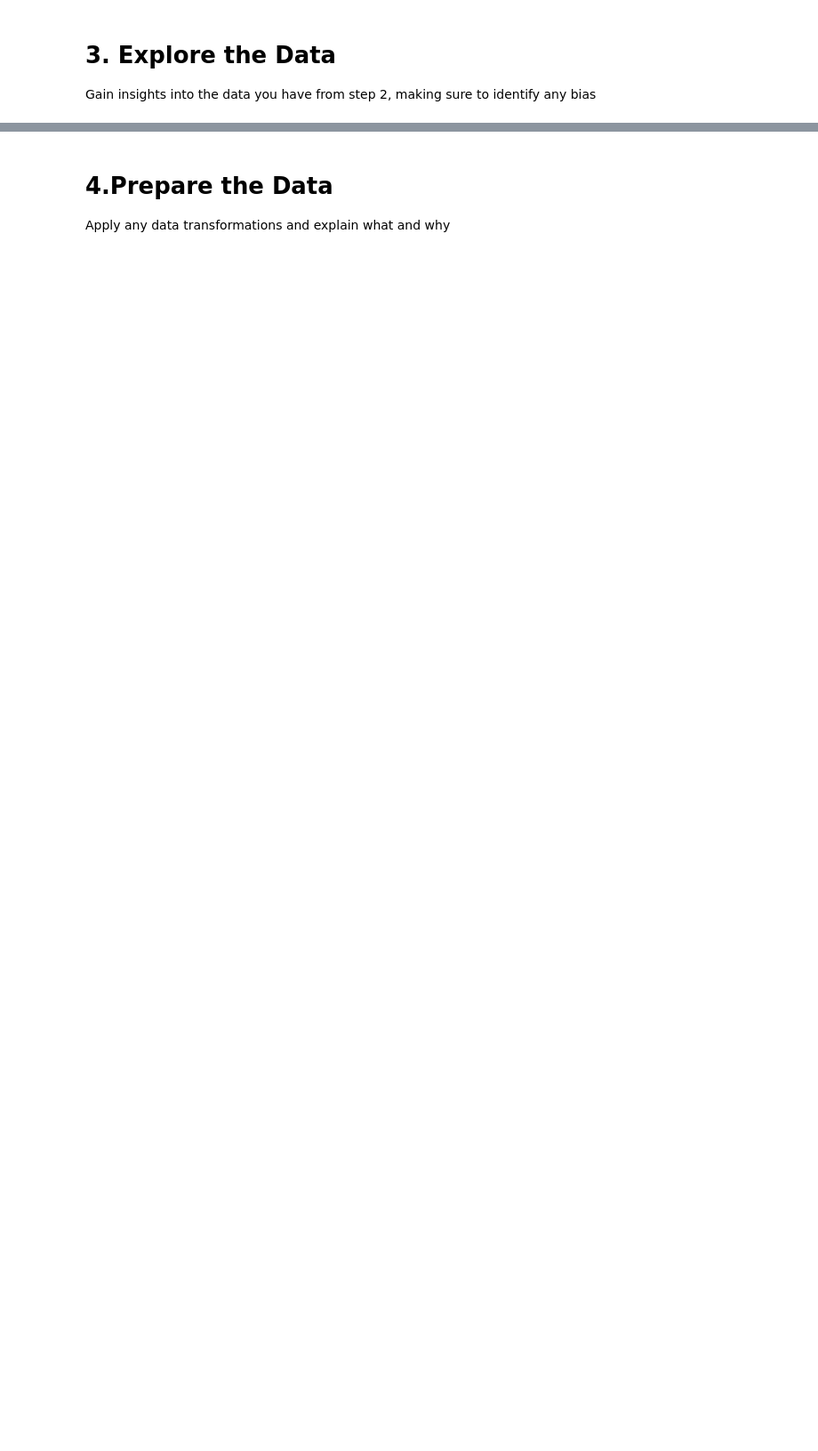
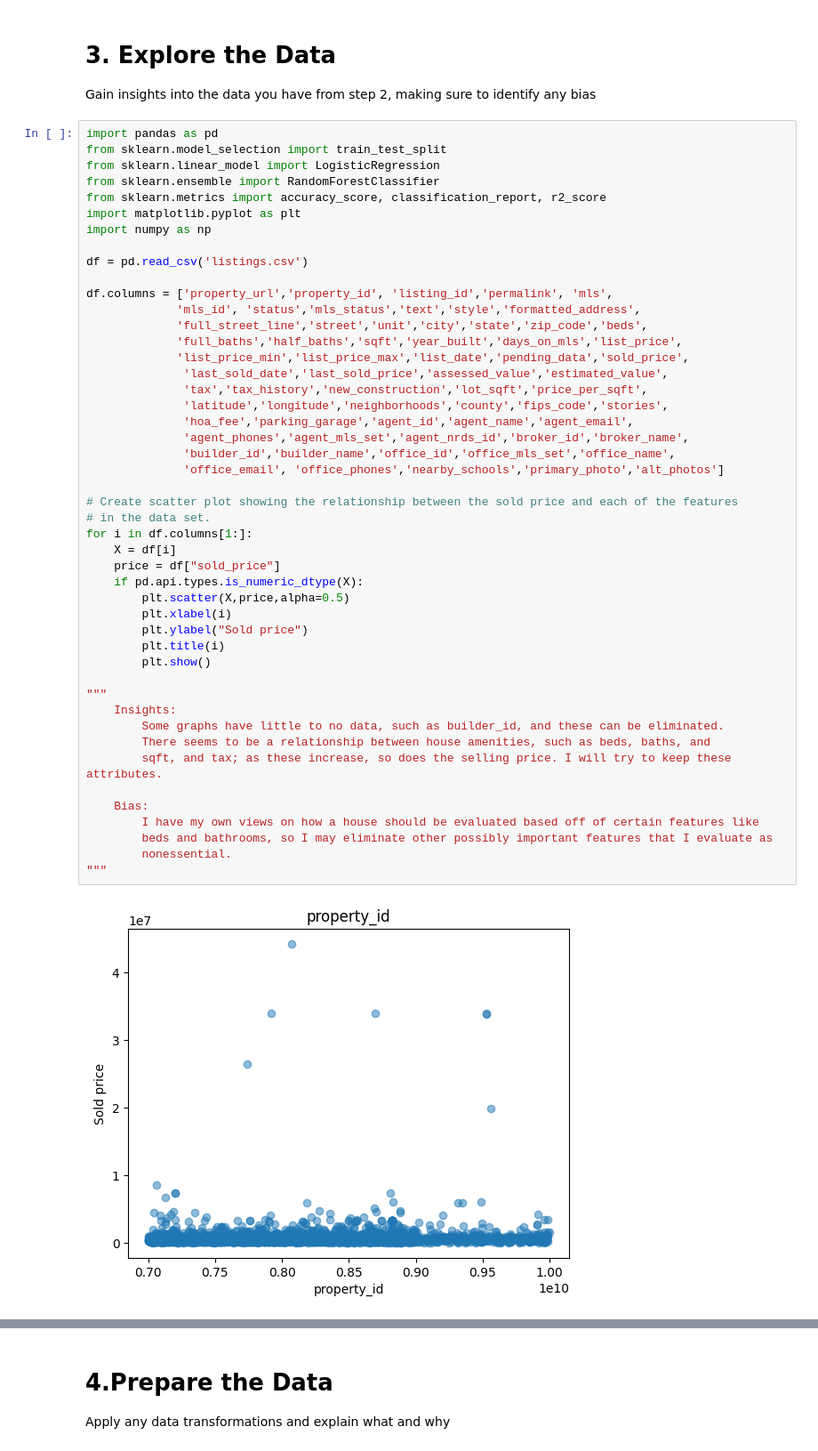
Before and after one commit to 1002215/ML, a Jupyter notebook: Project_2/Project_2.ipynb, the cells around one changed output, grey strips where cells are left out. Shown at 89% size. Cells and saved outputs as stored; diff of their text form; blank space fills up the shorter version.

```diff
--- a/Project_2/Project_2.ipynb
+++ b/Project_2/Project_2.ipynb
@@ -65,3 +47,52 @@ Address: 4442 N Hazel St, Chicago, IL
 # %% [markdown]
 # 3. Explore the Data
 Gain insights into the data you have from step 2, making sure to identify any bias
+# %%
+import pandas as pd
+from sklearn.model_selection import train_test_split
+from sklearn.linear_model import LogisticRegression
+from sklearn.ensemble import RandomForestClassifier
+from sklearn.metrics import accuracy_score, classification_report, r2_score
+import matplotlib.pyplot as plt
+import numpy as np
+
+df = pd.read_csv('listings.csv')
+
+df.columns = ['property_url','property_id', 'listing_id','permalink', 'mls',
+             'mls_id', 'status','mls_status','text','style','formatted_address',
+             'full_street_line','street','unit','city','state','zip_code','beds',
+             'full_baths','half_baths','sqft','year_built','days_on_mls','list_price',
+             'list_price_min','list_price_max','list_date','pending_data','sold_price',
+              'last_sold_date','last_sold_price','assessed_value','estimated_value',
+              'tax','tax_history','new_construction','lot_sqft','price_per_sqft',
+              'latitude','longitude','neighborhoods','county','fips_code','stories',
+              'hoa_fee','parking_garage','agent_id','agent_name','agent_email',
+              'agent_phones','agent_mls_set','agent_nrds_id','broker_id','broker_name',
+              'builder_id','builder_name','office_id','office_mls_set','office_name',
+              'office_email', 'office_phones','nearby_schools','primary_photo','alt_photos']
+
+# Create scatter plot showing the relationship between the sold price and each of the features
+# in the data set.
+for i in df.columns[1:]:
+    X = df[i]
+    price = df["sold_price"]
+    if pd.api.types.is_numeric_dtype(X):
+        plt.scatter(X,price,alpha=0.5)
+        plt.xlabel(i)
+        plt.ylabel("Sold price")
+        plt.title(i)
+        plt.show()
+
+"""
+    Insights:
+        Some graphs have little to no data, such as builder_id, and these can be eliminated.
+        There seems to be a relationship between house amenities, such as beds, baths, and
+        sqft, and tax; as these increase, so does the selling price. I will try to keep these attributes.
+
+    Bias:
+        I have my own views on how a house should be evaluated based off of certain features like
+        beds and bathrooms, so I may eliminate other possibly important features that I evaluate as
+        nonessential.
+"""
+# %% [output]
+[figure, added]
```
Also changed, not shown: parts of 5 cells of this notebook.
